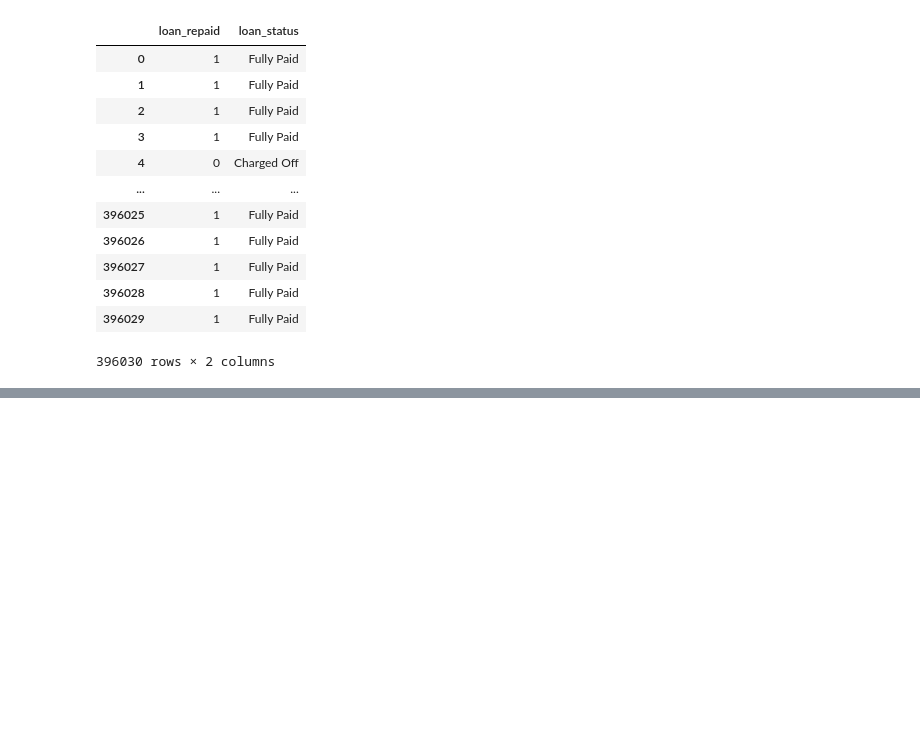
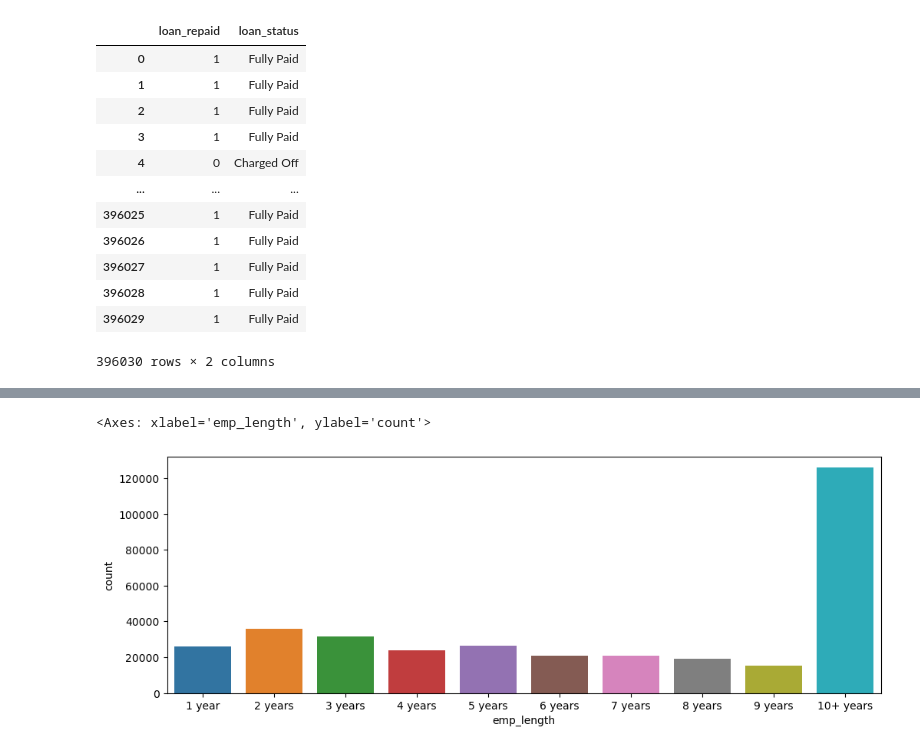
Before and after one commit to fatemeabbasi/DeepLearnin, a Jupyter notebook: Keras API Project /lending_club.ipynb, the cells around one changed output, grey strips where cells are left out. Drawn from its saved outputs; the diff is of its cells as text; code cells hidden in the pictures; blank space fills up the shorter version.

```diff
--- a/Keras API Project /lending_club.ipynb
+++ b/Keras API Project /lending_club.ipynb
@@ -284,0 +384,2 @@ df_lend[['loan_repaid','loan_status']]
+# %%
+df_lend= df_lend.drop('emp_title' , axis=1)
@@ -284,0 +401,19 @@ df_lend[['loan_repaid','loan_status']]
+# %%
+ordered_leng = ['1 year',
+
+ '2 years',
+ '3 years',
+ '4 years',
+ '5 years',
+ '6 years',
+ '7 years',
+ '8 years',
+ '9 years',
+ '10+ years',
+ ]
+# %%
+plt.figure(figsize=(12,4))
+sns.countplot(df_lend , x = 'emp_length' ,order=ordered_leng)
+# %% [output]
+<Axes: xlabel='emp_length', ylabel='count'>
+[figure, added]
```
Also changed, not shown: parts of 104 cells of this notebook.
